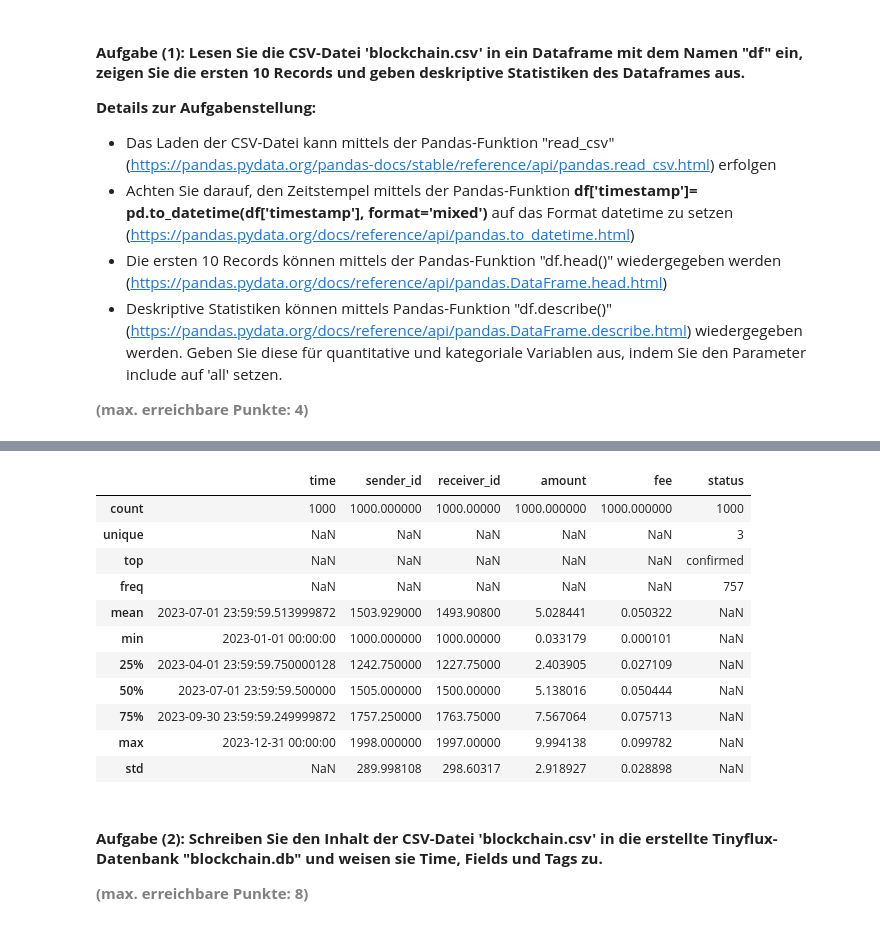
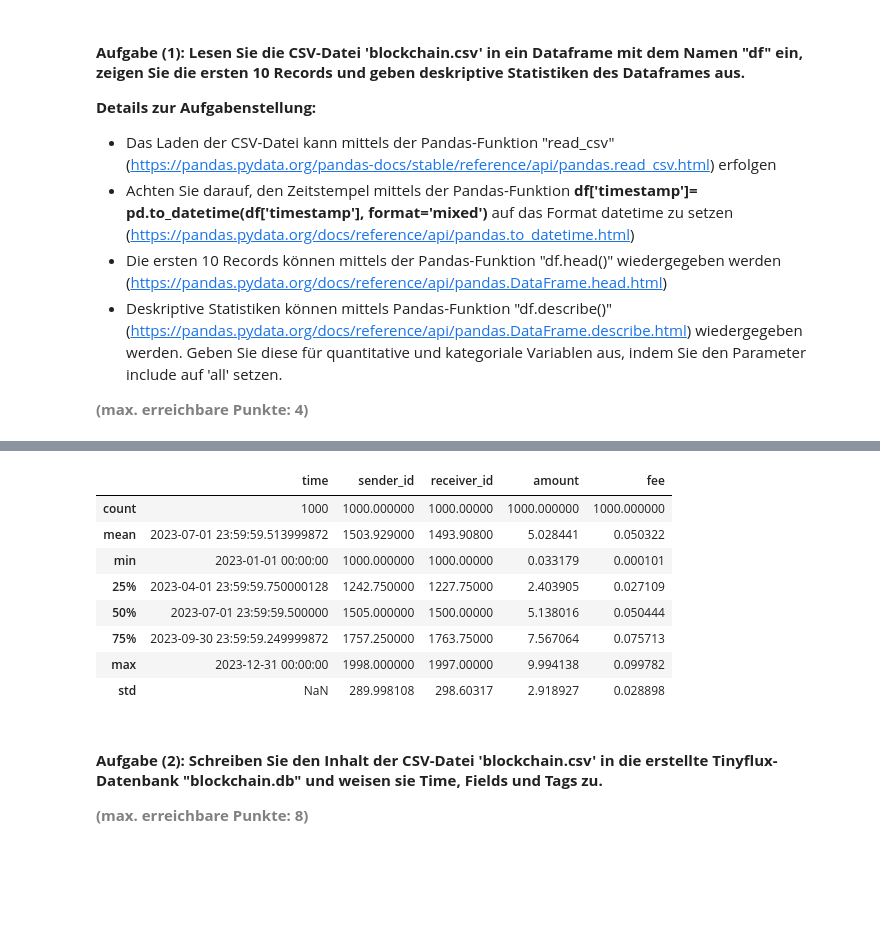
Before and after one commit to pfrei2/tinyflux, a Jupyter notebook: ALTE LÖSUNGEN/AP02_Mgmt_Nutzung_Temporale_Daten.ipynb, the cells around one changed output, grey strips where cells are left out. Saved outputs shown, nothing was run; the diff lists cells and outputs as text; code cells hidden in the pictures; blank space fills up the shorter version.

```diff
--- a/ALTE LÖSUNGEN/AP02_Mgmt_Nutzung_Temporale_Daten.ipynb
+++ b/ALTE LÖSUNGEN/AP02_Mgmt_Nutzung_Temporale_Daten.ipynb
@@ -164,19 +159,15 @@ df.head(10)
-# %%
-# Deskriptive Statistiken des Dataframes
-df.describe(include='all')
-# %% [output]
-|  | time | sender_id | receiver_id | amount | fee | status |
-| count | 1000 | 1000.000000 | 1000.00000 | 1000.000000 | 1000.000000 | 1000 |
-| unique | NaN | NaN | NaN | NaN | NaN | 3 |
-| top | NaN | NaN | NaN | NaN | NaN | confirmed |
-| freq | NaN | NaN | NaN | NaN | NaN | 757 |
-| mean | 2023-07-01 23:59:59.513999872 | 1503.929000 | 1493.90800 | 5.028441 | 0.050322 | NaN |
-| min | 2023-01-01 00:00:00 | 1000.000000 | 1000.00000 | 0.033179 | 0.000101 | NaN |
-| 25% | 2023-04-01 23:59:59.750000128 | 1242.750000 | 1227.75000 | 2.403905 | 0.027109 | NaN |
-| 50% | 2023-07-01 23:59:59.500000 | 1505.000000 | 1500.00000 | 5.138016 | 0.050444 | NaN |
-| 75% | 2023-09-30 23:59:59.249999872 | 1757.250000 | 1763.75000 | 7.567064 | 0.075713 | NaN |
-| max | 2023-12-31 00:00:00 | 1998.000000 | 1997.00000 | 9.994138 | 0.099782 | NaN |
-| std | NaN | 289.998108 | 298.60317 | 2.918927 | 0.028898 | NaN |
+# %%
+df.describe()
+# %% [output]
+|  | time | sender_id | receiver_id | amount | fee |
+| count | 1000 | 1000.000000 | 1000.00000 | 1000.000000 | 1000.000000 |
+| mean | 2023-07-01 23:59:59.513999872 | 1503.929000 | 1493.90800 | 5.028441 | 0.050322 |
+| min | 2023-01-01 00:00:00 | 1000.000000 | 1000.00000 | 0.033179 | 0.000101 |
+| 25% | 2023-04-01 23:59:59.750000128 | 1242.750000 | 1227.75000 | 2.403905 | 0.027109 |
+| 50% | 2023-07-01 23:59:59.500000 | 1505.000000 | 1500.00000 | 5.138016 | 0.050444 |
+| 75% | 2023-09-30 23:59:59.249999872 | 1757.250000 | 1763.75000 | 7.567064 | 0.075713 |
+| max | 2023-12-31 00:00:00 | 1998.000000 | 1997.00000 | 9.994138 | 0.099782 |
+| std | NaN | 289.998108 | 298.60317 | 2.918927 | 0.028898 |
 # %% [markdown]
 #### <b>Aufgabe (2): Schreiben Sie den Inhalt der CSV-Datei 'blockchain.csv' in die erstellte Tinyflux-Datenbank "blockchain.db" und weisen sie Time, Fields und Tags zu.</b>
 
```
Also changed, not shown: parts of 11 cells of this notebook, 14 other files.
